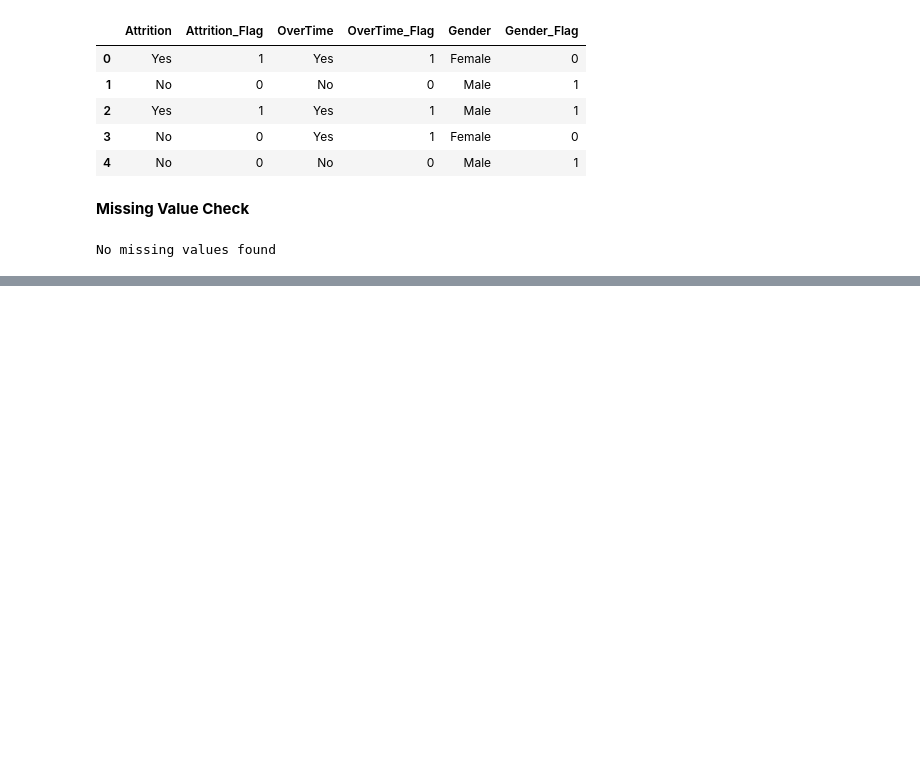
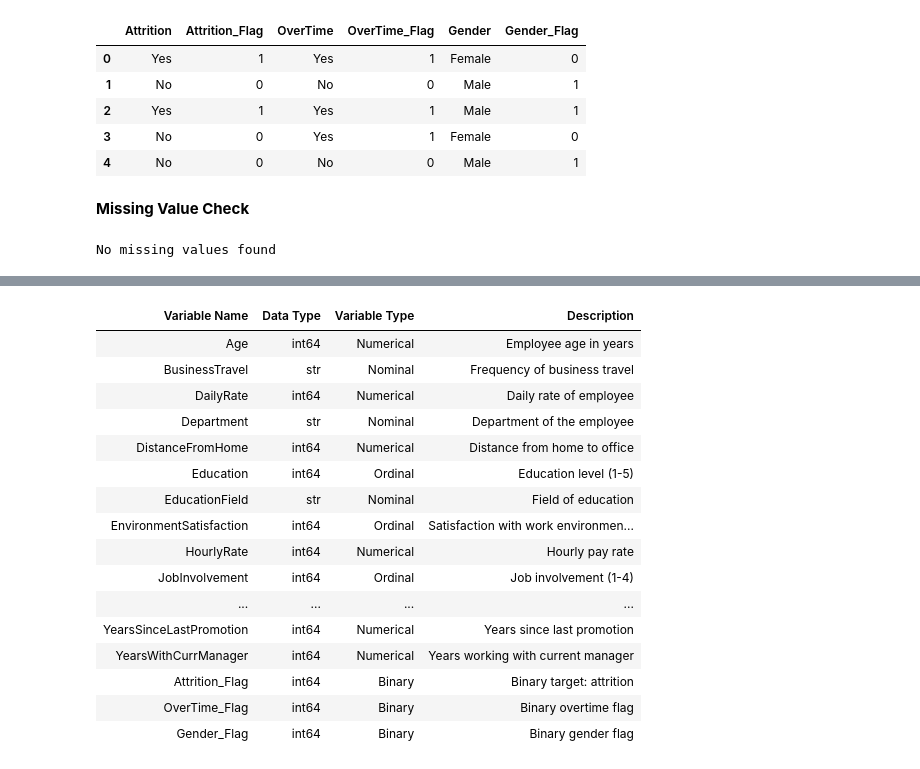
Before and after one commit to Behnia02/Group_AR, a Jupyter notebook: ML_Group_AR.ipynb, the cells around one changed output, grey strips where cells are left out. Saved outputs shown, nothing was run; the diff lists cells and outputs as text; code cells hidden in the pictures; blank space fills up the shorter version.

```diff
--- a/ML_Group_AR.ipynb
+++ b/ML_Group_AR.ipynb
@@ -161,0 +308,85 @@ No missing values found
+# %%
+# Metadata table based on current df only
+
+def infer_var_type(series):
+    if pd.api.types.is_numeric_dtype(series):
+        if series.nunique() == 2:
+            return "Binary"
+        if series.nunique() <= 10:
+            return "Ordinal"
+        return "Numerical"
+    return "Nominal"
+
+# Optional short descriptions for common columns (only used if present in df)
+descriptions = {
+    "Age": "Employee age in years",
+    "Attrition_Flag": "Binary target: attrition",
+    "BusinessTravel": "Frequency of business travel",
+    "DailyRate": "Daily rate of employee",
+    "Department": "Department of the employee",
+    "DistanceFromHome": "Distance from home to office",
+    "Education": "Education level (1-5)",
+    "EducationField": "Field of education",
+    "EnvironmentSatisfaction": "Satisfaction with work environment (1-4)",
+    "Gender_Flag": "Binary gender flag",
+    "HourlyRate": "Hourly pay rate",
+    "JobInvolvement": "Job involvement (1-4)",
+    "JobLevel": "Job hierarchy level",
+    "JobRole": "Role or position in company",
+    "JobSatisfaction": "Job satisfaction (1-4)",
+    "MaritalStatus": "Marital status of employee",
+    "MonthlyIncome": "Monthly salary",
+    "MonthlyRate": "Monthly rate for payroll purposes",
+    "NumCompaniesWorked": "Number of previous companies worked",
+    "OverTime_Flag": "Binary overtime flag",
+    "PercentSalaryHike": "Percentage salary increase",
+    "PerformanceRating": "Performance rating (1-4)",
+    "RelationshipSatisfaction": "Relationship satisfaction (1-4)",
+    "StockOptionLevel": "Stock option level",
+    "TotalWorkingYears": "Total years of work experience",
+    "TrainingTimesLastYear": "Number of trainings attended last year",
+    "WorkLifeBalance": "Work-life balance rating (1-4)",
+    "YearsAtCompany": "Years spent at current company",
+    "YearsInCurrentRole": "Years spent in current role",
+    "YearsSinceLastPromotion": "Years since last promotion",
+    "YearsWithCurrManager": "Years working with current manager"
+}
+
+# Build metadata table for all columns in df
+metadata_df = pd.DataFrame([
+    [col, str(df[col].dtype), infer_var_type(df[col]), descriptions.get(col, "-")]
+    for col in df.columns
+], columns=["Variable Name", "Data Type", "Variable Type", "Description"])
+
+metadata_styled = (
+    metadata_df.style
+    .set_properties(**{'border': '1px solid black', 'padding': '4px'})
+    .set_table_styles([{
+        'selector': 'th',
+        'props': [('background-color', '#d3d3d3'),
+                  ('color', 'black'),
+                  ('font-weight', 'bold'),
+                  ('text-align', 'center')]
+    }])
+    .hide(axis="index")
+)
+
+metadata_styled
+# %% [output]
+| Variable Name | Data Type | Variable Type | Description |
+| Age | int64 | Numerical | Employee age in years |
+| BusinessTravel | str | Nominal | Frequency of business travel |
+| DailyRate | int64 | Numerical | Daily rate of employee |
+| Department | str | Nominal | Department of the employee |
+| DistanceFromHome | int64 | Numerical | Distance from home to office |
+| Education | int64 | Ordinal | Education level (1-5) |
+| EducationField | str | Nominal | Field of education |
+| EnvironmentSatisfaction | int64 | Ordinal | Satisfaction with work environmen... |
+| HourlyRate | int64 | Numerical | Hourly pay rate |
+| JobInvolvement | int64 | Ordinal | Job involvement (1-4) |
+| ... | ... | ... | ... |
+| YearsSinceLastPromotion | int64 | Numerical | Years since last promotion |
+| YearsWithCurrManager | int64 | Numerical | Years working with current manager |
+| Attrition_Flag | int64 | Binary | Binary target: attrition |
+| OverTime_Flag | int64 | Binary | Binary overtime flag |
+| Gender_Flag | int64 | Binary | Binary gender flag |
```
Also changed, not shown: parts of 16 cells of this notebook.
